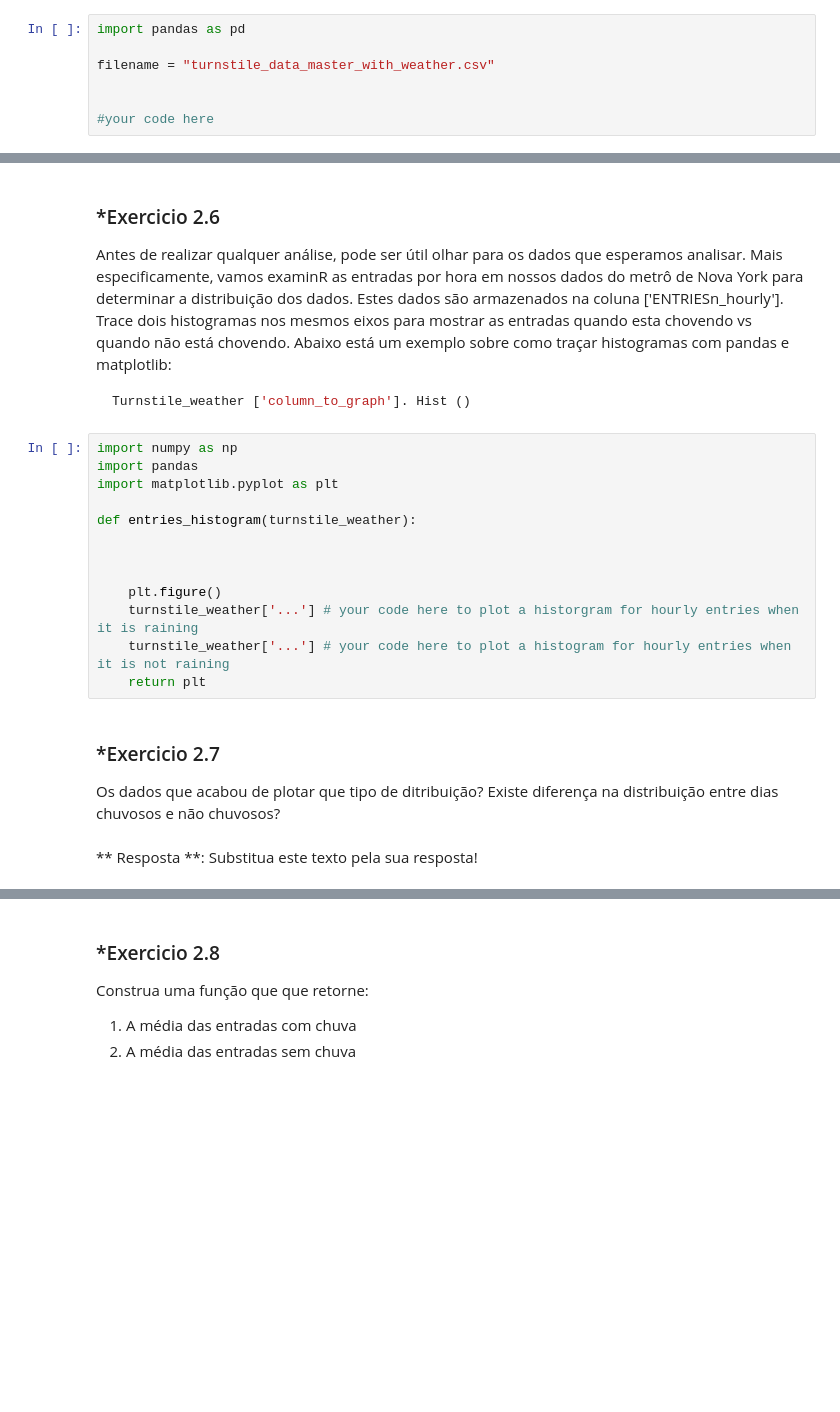
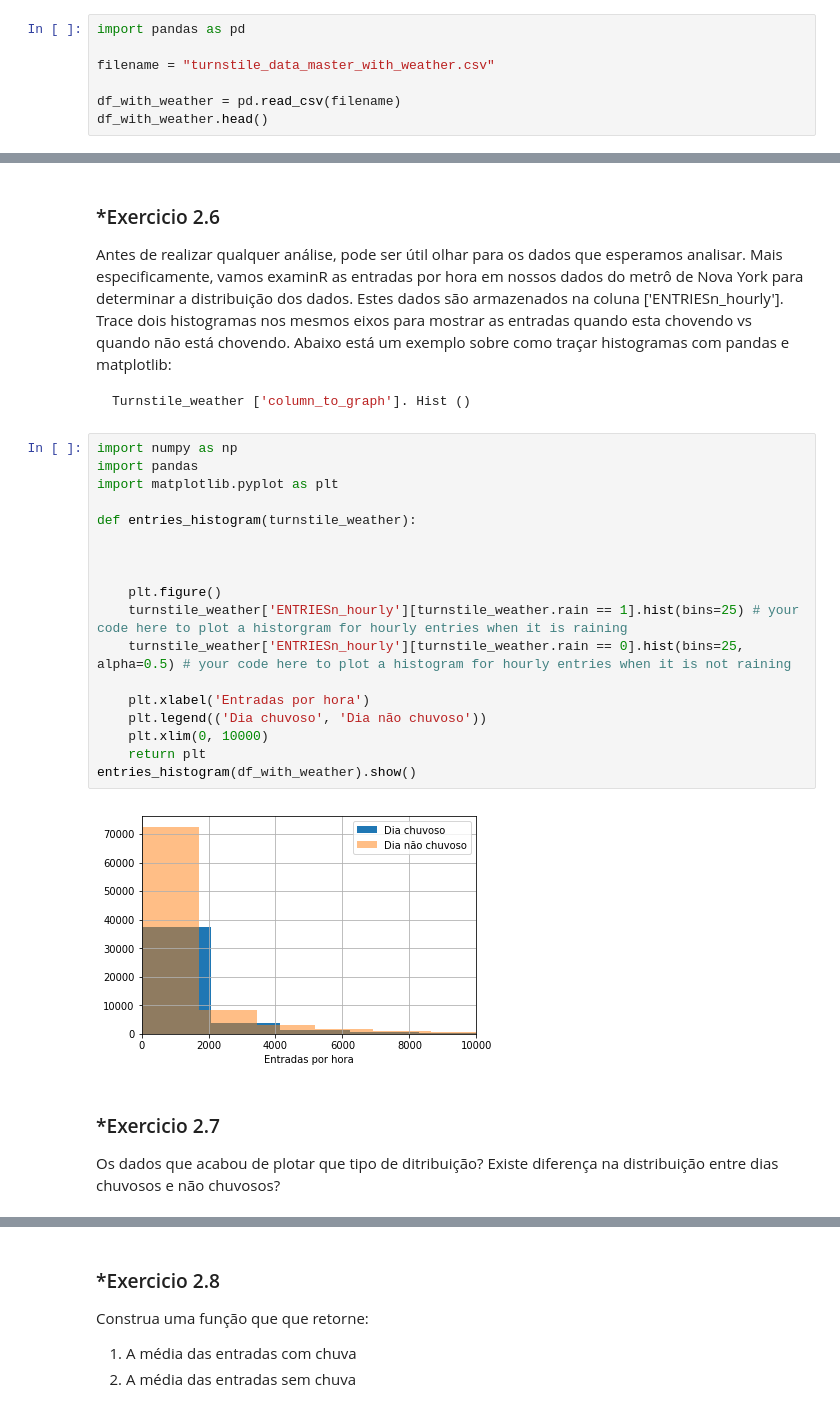
Before and after one commit to felipelfb/NY-subway-analysis, a Jupyter notebook: analyzing-subway-data-ndfdsi.ipynb, the cells around one changed output, grey strips where cells are left out. Saved outputs shown, nothing was run; the diff lists cells and outputs as text; blank space fills up the shorter version.

```diff
--- a/analyzing-subway-data-ndfdsi.ipynb
+++ b/analyzing-subway-data-ndfdsi.ipynb
@@ -321,5 +321,5 @@ import pandas as pd
 
 filename = "turnstile_data_master_with_weather.csv"
 
-
-#your code here
+df_with_weather = pd.read_csv(filename)
+df_with_weather.head()
@@ -388,19 +409,24 @@ Turnstile_weather ['column_to_graph']. Hist ()
 # %%
 import numpy as np
 import pandas
 import matplotlib.pyplot as plt
 
 def entries_histogram(turnstile_weather):
 
 
 
     plt.figure()
-    turnstile_weather['...'] # your code here to plot a historgram for hourly entries when it is raining
-    turnstile_weather['...'] # your code here to plot a histogram for hourly entries when it is not raining
+    turnstile_weather['ENTRIESn_hourly'][turnstile_weather.rain == 1].hist(bins=25) # your code here to plot a historgram for hourly entries when it is raining
+    turnstile_weather['ENTRIESn_hourly'][turnstile_weather.rain == 0].hist(bins=25, alpha=0.5) # your code here to plot a histogram for hourly entries when it is not raining
+
+    plt.xlabel('Entradas por hora')
+    plt.legend(('Dia chuvoso', 'Dia não chuvoso'))
+    plt.xlim(0, 10000)
     return plt
+entries_histogram(df_with_weather).show()
+# %% [output]
+[figure, added]
 # %% [markdown]
 ### *Exercicio 2.7
 
 Os dados que acabou de plotar que tipo de ditribuição? Existe diferença na distribuição entre dias chuvosos e não chuvosos?
-# %% [markdown]
-** Resposta **: Substitua este texto pela sua resposta!
```
Also changed, not shown: parts of 13 cells of this notebook.
